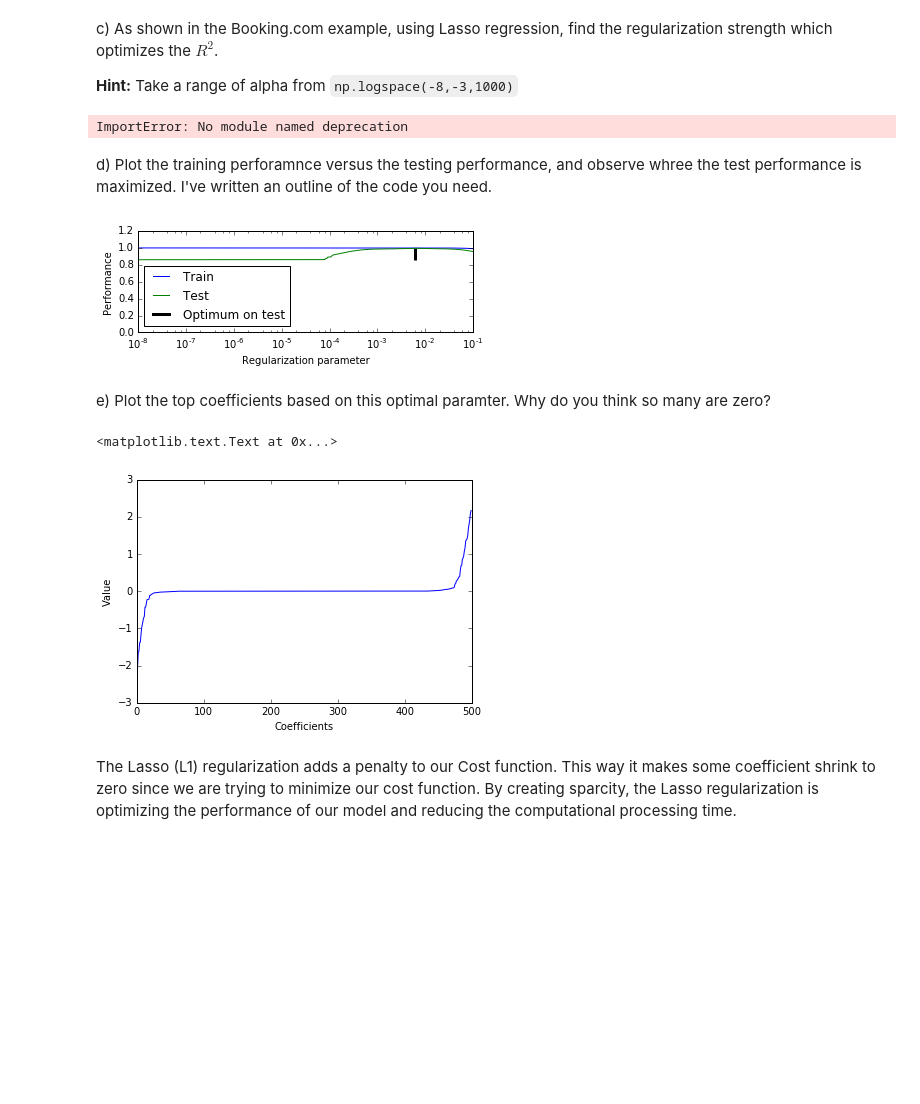
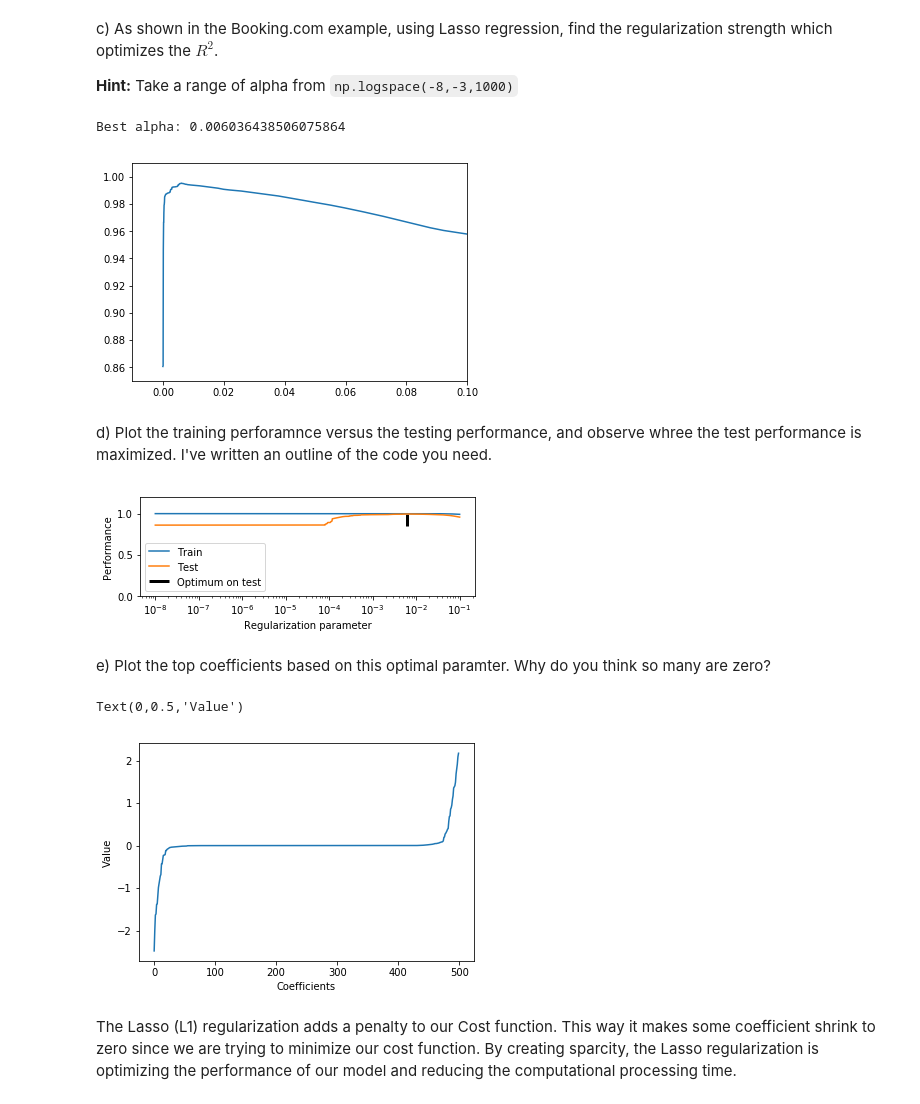
Before and after one commit to Columbia-Intro-Data-Science/python-introduction-ValentinFauveau, a Jupyter notebook: Homework 2 - Regularization with Lasso .ipynb, the cells around one changed output. Cells and saved outputs as stored; diff of their text form; code cells hidden in the pictures; blank space fills up the shorter version.

```diff
--- a/Homework 2 - Regularization with Lasso .ipynb
+++ b/Homework 2 - Regularization with Lasso .ipynb
@@ -70,45 +54,43 @@ which optimizes the $R^2$.
 **Hint:** Take a range of alpha from `np.logspace(-8,-3,1000)`
 # %%
 from sklearn.metrics import r2_score
-from deprecation import deprecated
 from sklearn.linear_model import Lasso
 from sklearn.linear_model import Ridge
 import numpy as np
 import pylab as plt
 %matplotlib inline
 from sklearn.cross_validation import train_test_split
 
 
 alpha = np.logspace(-8,-1,1000)
 
 size = len(X)+1
 
 Xtrain, Xtest, ytrain, ytest = train_test_split(X, y, test_size=0.3, random_state=42)
 
-print(len(Xtrain),len(Xtest))
-
 scores = []
 train_perf=[]
 test_perf=[]
 
 for i in alpha:
-    reg = Lasso(alpha = i)
+    reg = Lasso(alpha = i, max_iter=1500)
     reg.fit(Xtrain,ytrain)
     temp = reg.score(Xtest,ytest)
     scores.append(temp)
     train_perf.append(reg.score(Xtrain,ytrain))
     test_perf.append(temp)
 
 # print(scores)
 
 plt.plot(alpha,scores)
 plt.axis([-0.01 , 0.1 , 0.85 ,1.01])
 
 alpha_optim = alpha[np.argmax(scores)]
 
-print('Best alpha:'), alpha_optim
+print('Best alpha:', alpha_optim)
 # %% [output]
-ImportError: No module named deprecation
+Best alpha: 0.006036438506075864
+[figure, added]
 # %% [markdown]
 d) Plot the training perforamnce versus the testing performance, and observe whree the test performance is
 maximized. I've written an outline of the code you need.
@@ -130,11 +112,11 @@ plt.ylabel('Performance')
 
 plt.show()
 # %% [output]
-[figure, old version]
+[figure, new version]
 # %% [markdown]
 e) Plot the top coefficients based on this optimal paramter. Why do you think so many are zero?
 # %%
-reg = Lasso(alpha=alpha_optim)
+reg = Lasso(alpha=alpha_optim, max_iter=1500)
 reg.fit(Xtrain, ytrain)
 
 top_coef = np.sort(reg.coef_)
@@ -143,8 +125,8 @@ plt.plot(top_coef)
 plt.xlabel('Coefficients')
 plt.ylabel('Value')
 # %% [output]
-<matplotlib.text.Text at 0x...>
+Text(0,0.5,'Value')
-[figure, old version]
+[figure, new version]
 # %% [markdown]
 The Lasso (L1) regularization adds a penalty to our Cost function. This way it makes some coefficient shrink to zero since we are trying to minimize our cost function. By creating sparcity, the Lasso regularization is optimizing the performance of our model and reducing the computational processing time.
 # %% [markdown]
```
Also changed, not shown: parts of 3 cells of this notebook.
